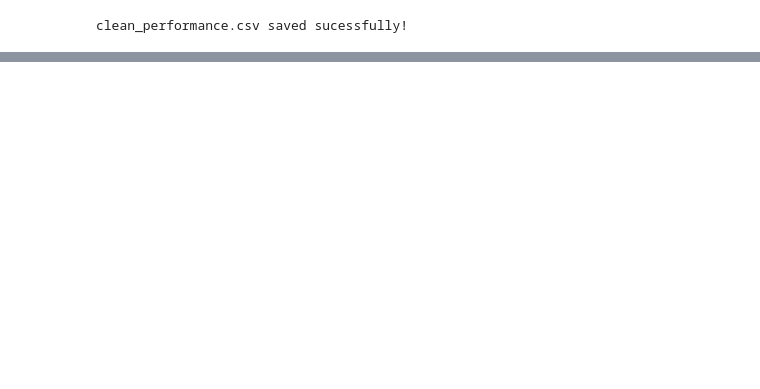
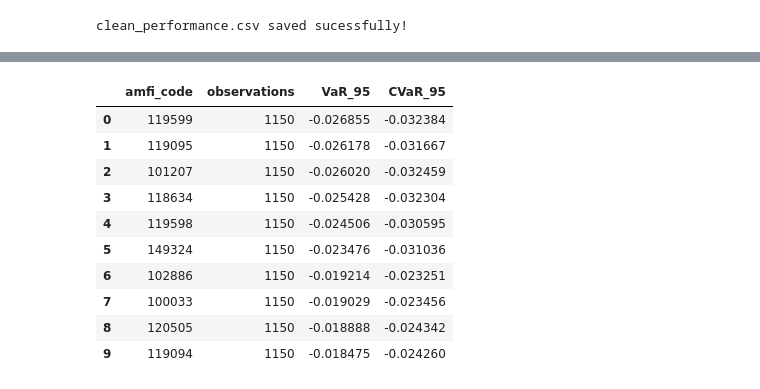
Before and after one commit to vsubham999/Bluestock, a Jupyter notebook: data_cleaning.ipynb, the cells around one changed output, grey strips where cells are left out. Drawn from its saved outputs; the diff is of its cells as text; code cells hidden in the pictures; blank space fills up the shorter version.

```diff
--- a/data_cleaning.ipynb
+++ b/data_cleaning.ipynb
@@ -173,0 +259,71 @@ clean_performance.csv saved sucessfully!
+# %%
+import pandas as pd
+import numpy as np
+
+returns = pd.read_csv(
+    "data/processed/returns_computed.csv"
+)
+
+returns["daily_return"] = pd.to_numeric(
+    returns["daily_return"],
+    errors="coerce"
+)
+
+returns = returns.dropna(
+    subset=["amfi_code", "daily_return"]
+)
+
+
+results = []
+
+for fund_code, group in returns.groupby("amfi_code"):
+
+    daily_returns = group["daily_return"].to_numpy()
+
+    # 95% Historical VaR
+    # 5th percentile of daily returns
+    var_95 = np.percentile(
+        daily_returns,
+        5
+    )
+
+
+    losses = daily_returns[
+        daily_returns <= var_95
+    ]
+
+    cvar_95 = np.mean(losses)
+
+    results.append({
+        "amfi_code": fund_code,
+        "observations": len(daily_returns),
+        "VaR_95": var_95,
+        "CVaR_95": cvar_95
+    })
+
+# Create report
+var_cvar_report = pd.DataFrame(results)
+
+# Round results
+var_cvar_report["VaR_95"] = var_cvar_report["VaR_95"].round(6)
+var_cvar_report["CVaR_95"] = var_cvar_report["CVaR_95"].round(6)
+
+# Sort by VaR
+var_cvar_report = var_cvar_report.sort_values(
+    "VaR_95"
+).reset_index(drop=True)
+
+# Save
+output_path = "data/processed/var_cvar_report.csv"
+
+var_cvar_report.to_csv(
+    output_path,
+    index=False
+)
+
+print("SUCCESS!")
+print("Number of funds:", len(var_cvar_report))
+print("Saved file:", output_path)
+
+display(var_cvar_report.head(10))
+# %% [output]
@@ -173,0 +333,11 @@ clean_performance.csv saved sucessfully!
+|  | amfi_code | observations | VaR_95 | CVaR_95 |
+| 0 | 119599 | 1150 | -0.026855 | -0.032384 |
+| 1 | 119095 | 1150 | -0.026178 | -0.031667 |
+| 2 | 101207 | 1150 | -0.026020 | -0.032459 |
+| 3 | 118634 | 1150 | -0.025428 | -0.032304 |
+| 4 | 119598 | 1150 | -0.024506 | -0.030595 |
+| 5 | 149324 | 1150 | -0.023476 | -0.031036 |
+| 6 | 102886 | 1150 | -0.019214 | -0.023251 |
+| 7 | 100033 | 1150 | -0.019029 | -0.023456 |
+| 8 | 120505 | 1150 | -0.018888 | -0.024342 |
+| 9 | 119094 | 1150 | -0.018475 | -0.024260 |
```
Also changed, not shown: parts of 14 cells of this notebook, 9 other files.
